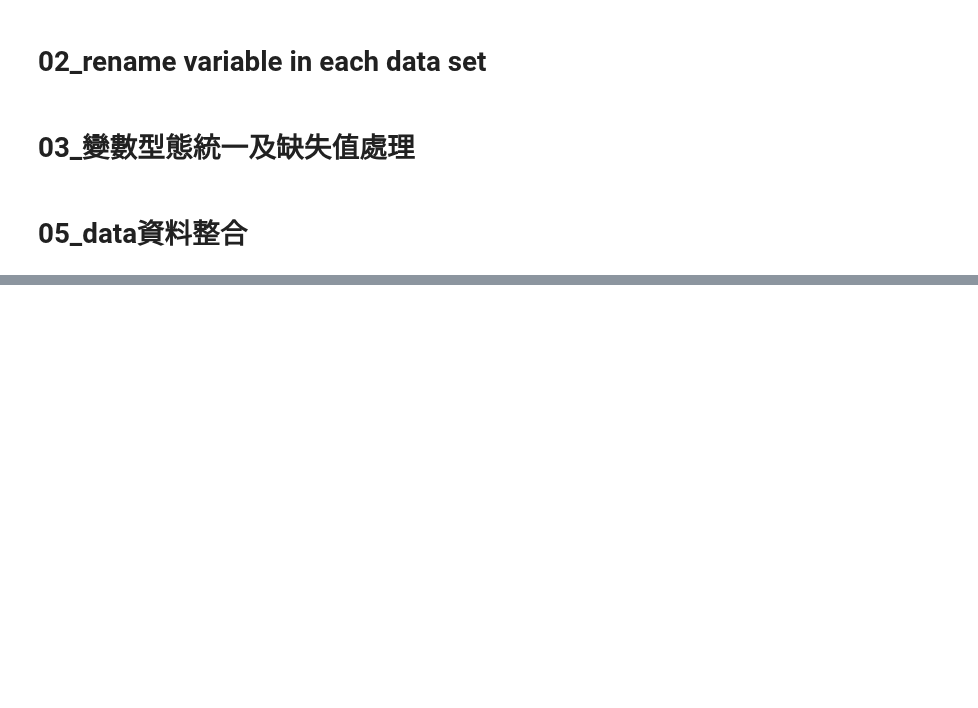
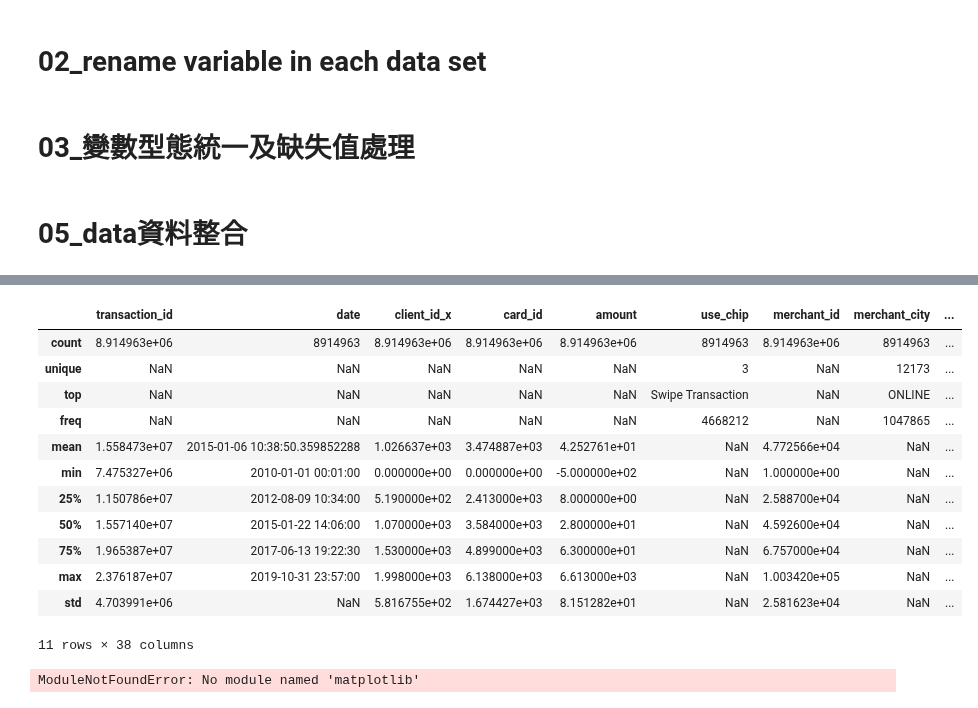
Before and after one commit to andyponn/2025_Fraud-Detection-project, a Jupyter notebook: Project.ipynb, the cells around one changed output, grey strips where cells are left out. Saved outputs shown, nothing was run; the diff lists cells and outputs as text; code cells hidden in the pictures; blank space fills up the shorter version.

```diff
--- a/Project.ipynb
+++ b/Project.ipynb
@@ -168,0 +209,32 @@ merged.drop(columns=["transactions_id"], inplace=True)
+# %%
+merged.describe(include='all')
+# %% [output]
+|  | transaction_id | date | client_id_x | card_id | amount | use_chip | merchant_id | merchant_city | ... |
+| count | 8.914963e+06 | 8914963 | 8.914963e+06 | 8.914963e+06 | 8.914963e+06 | 8914963 | 8.914963e+06 | 8914963 | ... |
+| unique | NaN | NaN | NaN | NaN | NaN | 3 | NaN | 12173 | ... |
+| top | NaN | NaN | NaN | NaN | NaN | Swipe Transaction | NaN | ONLINE | ... |
+| freq | NaN | NaN | NaN | NaN | NaN | 4668212 | NaN | 1047865 | ... |
+| mean | 1.558473e+07 | 2015-01-06 10:38:50.359852288 | 1.026637e+03 | 3.474887e+03 | 4.252761e+01 | NaN | 4.772566e+04 | NaN | ... |
+| min | 7.475327e+06 | 2010-01-01 00:01:00 | 0.000000e+00 | 0.000000e+00 | -5.000000e+02 | NaN | 1.000000e+00 | NaN | ... |
+| 25% | 1.150786e+07 | 2012-08-09 10:34:00 | 5.190000e+02 | 2.413000e+03 | 8.000000e+00 | NaN | 2.588700e+04 | NaN | ... |
+| 50% | 1.557140e+07 | 2015-01-22 14:06:00 | 1.070000e+03 | 3.584000e+03 | 2.800000e+01 | NaN | 4.592600e+04 | NaN | ... |
+| 75% | 1.965387e+07 | 2017-06-13 19:22:30 | 1.530000e+03 | 4.899000e+03 | 6.300000e+01 | NaN | 6.757000e+04 | NaN | ... |
+| max | 2.376187e+07 | 2019-10-31 23:57:00 | 1.998000e+03 | 6.138000e+03 | 6.613000e+03 | NaN | 1.003420e+05 | NaN | ... |
+| std | 4.703991e+06 | NaN | 5.816755e+02 | 1.674427e+03 | 8.151282e+01 | NaN | 2.581623e+04 | NaN | ... |
+11 rows × 38 columns
+# %%
+import matplotlib.pyplot as plt
+import seaborn as sns
+cat_cols = merged.select_dtypes(include=["category"]).columns
+
+# 畫圖
+for col in cat_cols:
+    plt.figure(figsize=(6,4))
+    sns.countplot(data=df, x=col, order=df[col].value_counts().index)
+    plt.title(f"Bar chart of {col}")
+    plt.xlabel(col)
+    plt.ylabel("Count")
+    plt.xticks(rotation=45)
+    plt.show()
+# %% [output]
+ModuleNotFoundError: No module named 'matplotlib'
```
Also changed, not shown: parts of 6 cells of this notebook, 1 other file.
